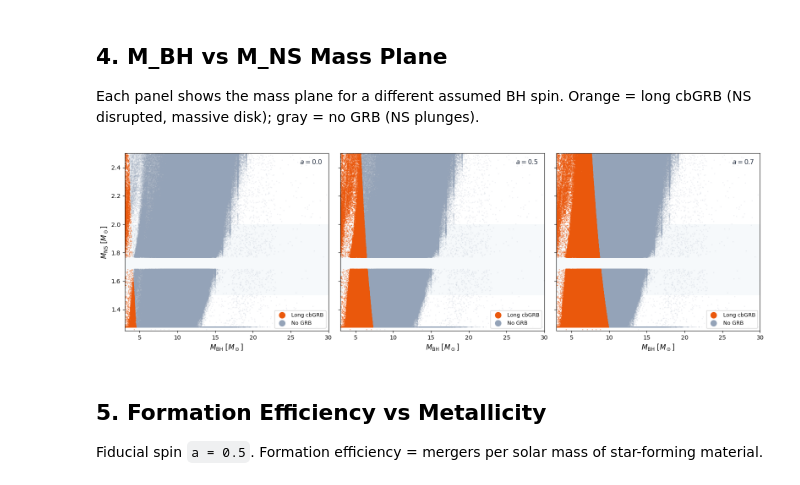
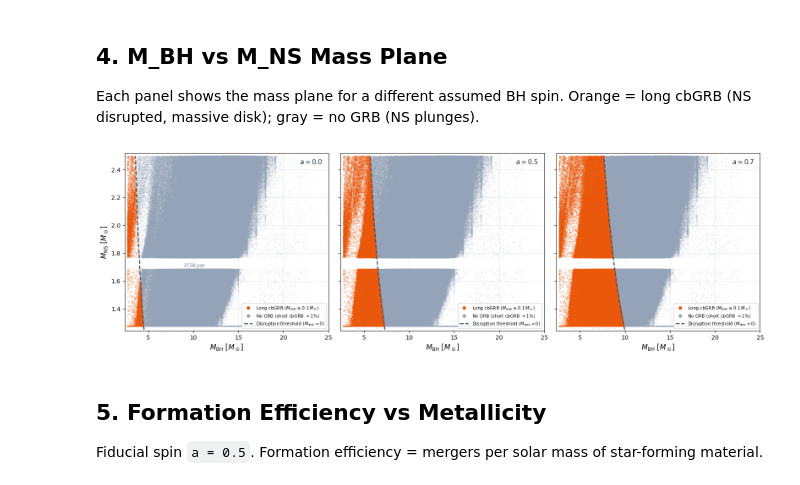
Before and after one commit to jorodgrz/GRBproject, a Jupyter notebook: GRB_BHNS.ipynb, the cells around one changed output. Cells and saved outputs as stored; diff of their text form; code cells hidden in the pictures.

Commit message:
fixed more plots

```diff
--- a/GRB_BHNS.ipynb
+++ b/GRB_BHNS.ipynb
@@ -121,41 +121,72 @@ a=0.7: No GRB=1,183,313 (77.6%)  Short=0 (0.0%)  Long=342,240 (22.4%)
 
 Each panel shows the mass plane for a different assumed BH spin. Orange = long cbGRB (NS disrupted, massive disk); gray = no GRB (NS plunges).
 # %%
+from matplotlib.lines import Line2D
+
 fig, axes = plt.subplots(1, 3, figsize=(16, 5), sharey=True, sharex=True)
 spins = [0.0, 0.5, 0.7]
 
 BH = M_BH[mask_merging]
 NS = M_NS[mask_merging]
 
+# Grid for Foucart boundary contours (match x cap at 25)
+_mbh = np.linspace(3, 25, 500)
+_mns = np.linspace(1.25, 2.5, 300)
+_MBH, _MNS = np.meshgrid(_mbh, _mns)
+
 for ax, a in zip(axes, spins):
-    no_grb, short_grb, long_grb, M_disk = results[a]
-    ax.scatter(BH[no_grb],   NS[no_grb],   s=0.3, alpha=0.2, color='#94A3B8',       rasterized=True)
-    ax.scatter(BH[long_grb], NS[long_grb], s=0.5, alpha=0.5, color='#EA580C',  rasterized=True)
-    ax.set_xlabel(r'$M_\mathrm{BH}$ [$M_\odot$]', fontsize=12)
+    no_grb, short_grb, long_grb, M_disk_arr = results[a]
+
+    # Scatter: no-GRB base layer, long cbGRB on top
+    # (short cbGRB fraction is negligible < 1% — BHNS disruption is "all or nothing")
+    ax.scatter(BH[no_grb],   NS[no_grb],   s=0.3, alpha=0.20, color='#94A3B8', rasterized=True, zorder=1)
+    ax.scatter(BH[long_grb], NS[long_grb], s=0.3, alpha=0.50, color='#EA580C', rasterized=True, zorder=3)
+
+    # Foucart disruption boundary: M_disk = 0 contour (NS plunges vs disrupted)
+    _disk = foucart_disk_mass(_MBH, _MNS, a_BH=a)
+    ax.contour(_MBH, _MNS, (_disk > 0).astype(float), levels=[0.5],
+               colors='#475569', linewidths=1.8, linestyles='--', zorder=5)
+
+    # Grid
+    ax.grid(which='major', color='#E2E8F0', linewidth=0.7, linestyle='-', zorder=0)
+    ax.grid(which='minor', color='#F1F5F9', linewidth=0.4, linestyle='-', zorder=0)
+    ax.set_axisbelow(True)
+
+    ax.set_xlabel(r'$M_\mathrm{BH}\ [M_\odot]$', fontsize=12)
     ax.text(0.97, 0.97, f'$a = {a}$', transform=ax.transAxes,
             fontsize=11, fontweight='bold', color='#1E293B',
             ha='right', va='top')
 
-axes[0].set_ylabel(r'$M_\mathrm{NS}$ [$M_\odot$]', fontsize=12)
+axes[0].set_ylabel(r'$M_\mathrm{NS}\ [M_\odot]$', fontsize=12)
 
-# Label the gap on every panel ----------------------------------------
+# Axis limits: x capped at 25 M☉ (data thins out beyond that); y data-driven
+_pad_y = 0.5 * (NS.max() - NS.min()) * 0.03
+axes[0].set_xlim(BH.min() - 0.3, 25)
+axes[0].set_ylim(NS.min() - _pad_y, NS.max() + _pad_y)
+
+# Annotate the ECSN mass gap on the leftmost panel only
+_gap_mid = NS[NS < 1.85].max() + (NS[NS > 1.85].min() - NS[NS < 1.85].max()) / 2
+axes[0].annotate('ECSN gap', xy=(5.5, _gap_mid), xytext=(9, _gap_mid - 0.15),
+                 fontsize=7, color='#64748B', style='italic',
+                 )
+
+legend_handles = [
+    Line2D([0],[0], marker='o', color='w', markerfacecolor='#EA580C',
+           markersize=7, label=r'Long cbGRB ($M_\mathrm{disk} \geq 0.1\,M_\odot$)'),
+    Line2D([0],[0], marker='o', color='w', markerfacecolor='#94A3B8',
+           markersize=7, label=r'No GRB (short cbGRB $< 1\%$)'),
+    Line2D([0],[0], color='#475569', lw=1.8, ls='--',
+           label=r'Disruption threshold ($M_\mathrm{disk} = 0$)'),
+]
 for ax in axes:
-    ax.axhspan(gap_lo, gap_hi, color='#F1F5F9', alpha=0.6, zorder=0,
-               lw=0)
+    ax.legend(handles=legend_handles, fontsize=7.5, loc='lower right')
 
-from matplotlib.lines import Line2D
-legend = [Line2D([0],[0], marker='o', color='w', markerfacecolor='#EA580C', label='Long cbGRB'),
-          Line2D([0],[0], marker='o', color='w', markerfacecolor='#94A3B8',       label='No GRB')]
-for ax in axes:
-    ax.set_xlim(3, 30)
-    ax.set_ylim(1.25, 2.5)
-for ax in axes:
-    ax.legend(handles=legend, markerscale=2, fontsize=9, loc='lower right')
 plt.tight_layout()
-plt.savefig('/Users/josephrodriguez/research visualization/plots/bhns_mass_plane_spin.png', dpi=150, bbox_inches='tight')
+plt.savefig('/Users/josephrodriguez/research visualization/plots/bhns_mass_plane_spin.png',
+            dpi=150, bbox_inches='tight')
 plt.show()
 # %% [output]
-[figure, old version]
+[figure, new version]
 # %% [markdown]
 ## 5. Formation Efficiency vs Metallicity
 
```
Also changed, not shown: 1 other file.
